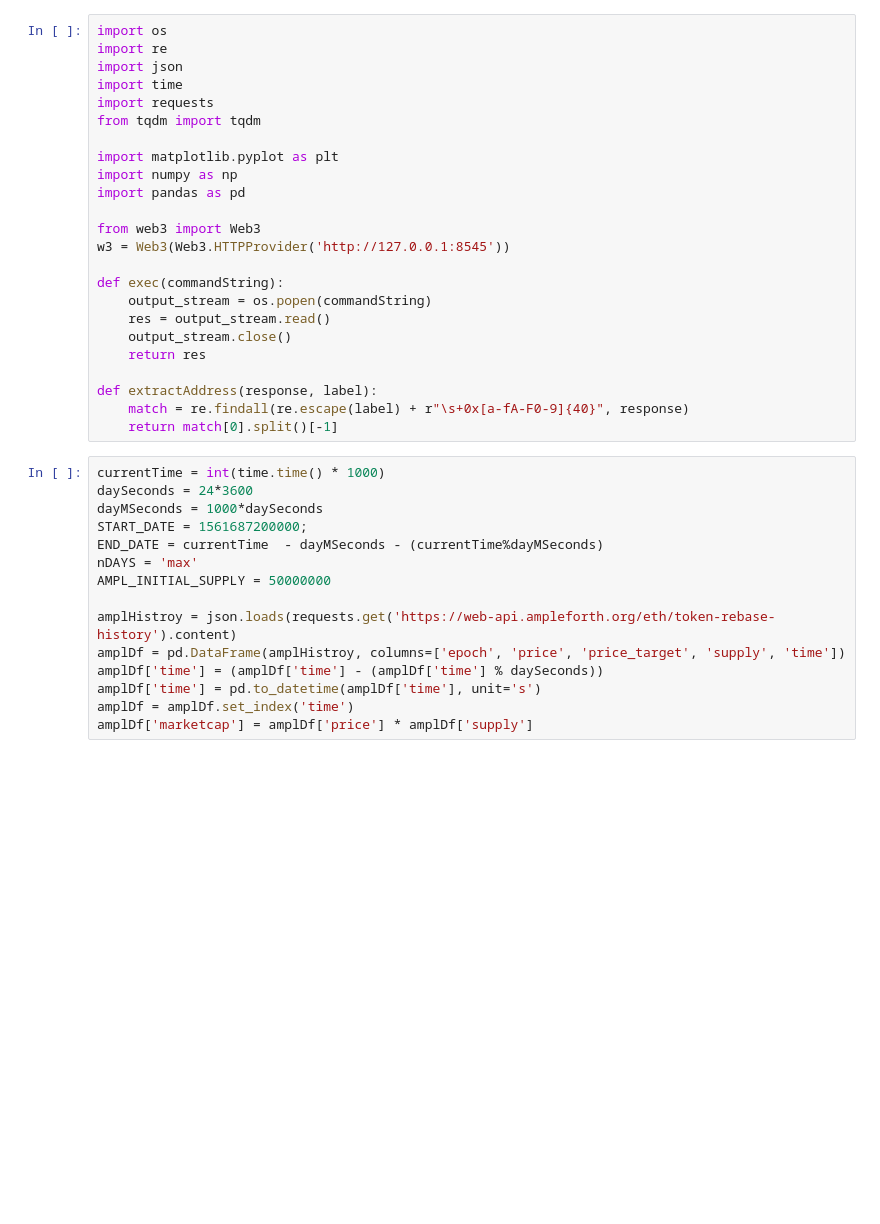
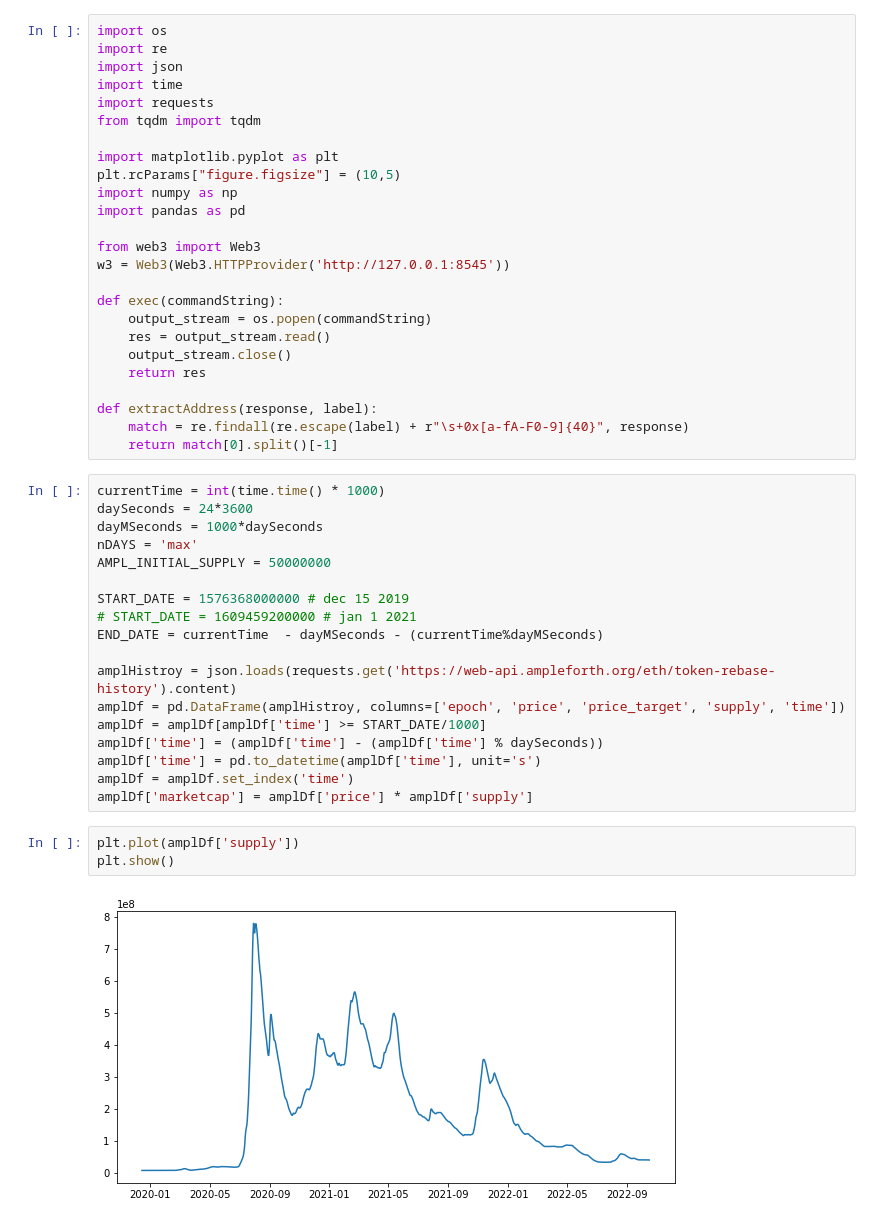
Before and after one commit to ampleforth/spot, a Jupyter notebook: science/supply-history.ipynb, the cells around one changed output. Drawn from its saved outputs; the diff is of its cells as text; blank space fills up the shorter version.

Commit message:
updated supply histroy

```diff
--- a/science/supply-history.ipynb
+++ b/science/supply-history.ipynb
@@ -7,6 +7,7 @@ import requests
 from tqdm import tqdm
 
 import matplotlib.pyplot as plt
+plt.rcParams["figure.figsize"] = (10,5)
 import numpy as np
 import pandas as pd
 
@@ -26,16 +27,24 @@ def extractAddress(response, label):
 currentTime = int(time.time() * 1000)
 daySeconds = 24*3600
 dayMSeconds = 1000*daySeconds
-START_DATE = 1561687200000;
-END_DATE = currentTime  - dayMSeconds - (currentTime%dayMSeconds)
 nDAYS = 'max'
 AMPL_INITIAL_SUPPLY = 50000000
 
+START_DATE = 1576368000000 # dec 15 2019
+# START_DATE = 1609459200000 # jan 1 2021
+END_DATE = currentTime  - dayMSeconds - (currentTime%dayMSeconds)
+
 amplHistroy = json.loads(requests.get('https://web-api.ampleforth.org/eth/token-rebase-history').content)
 amplDf = pd.DataFrame(amplHistroy, columns=['epoch', 'price', 'price_target', 'supply', 'time'])
+amplDf = amplDf[amplDf['time'] >= START_DATE/1000]
 amplDf['time'] = (amplDf['time'] - (amplDf['time'] % daySeconds))
 amplDf['time'] = pd.to_datetime(amplDf['time'], unit='s')
 amplDf = amplDf.set_index('time')
 amplDf['marketcap'] = amplDf['price'] * amplDf['supply']
+# %%
+plt.plot(amplDf['supply'])
+plt.show()
+# %% [output]
+[figure, added]
 # %%
 r = amplDf['supply'].pct_change(periods=28)
```
Also changed, not shown: parts of 1 cell of this notebook.
